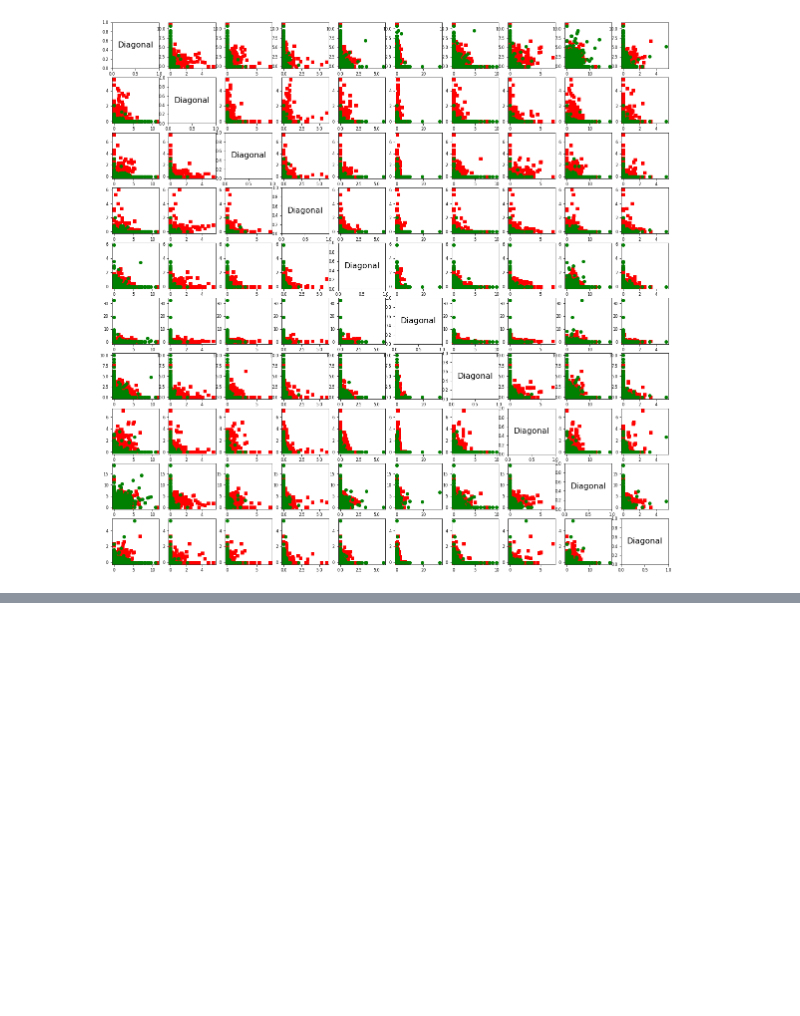
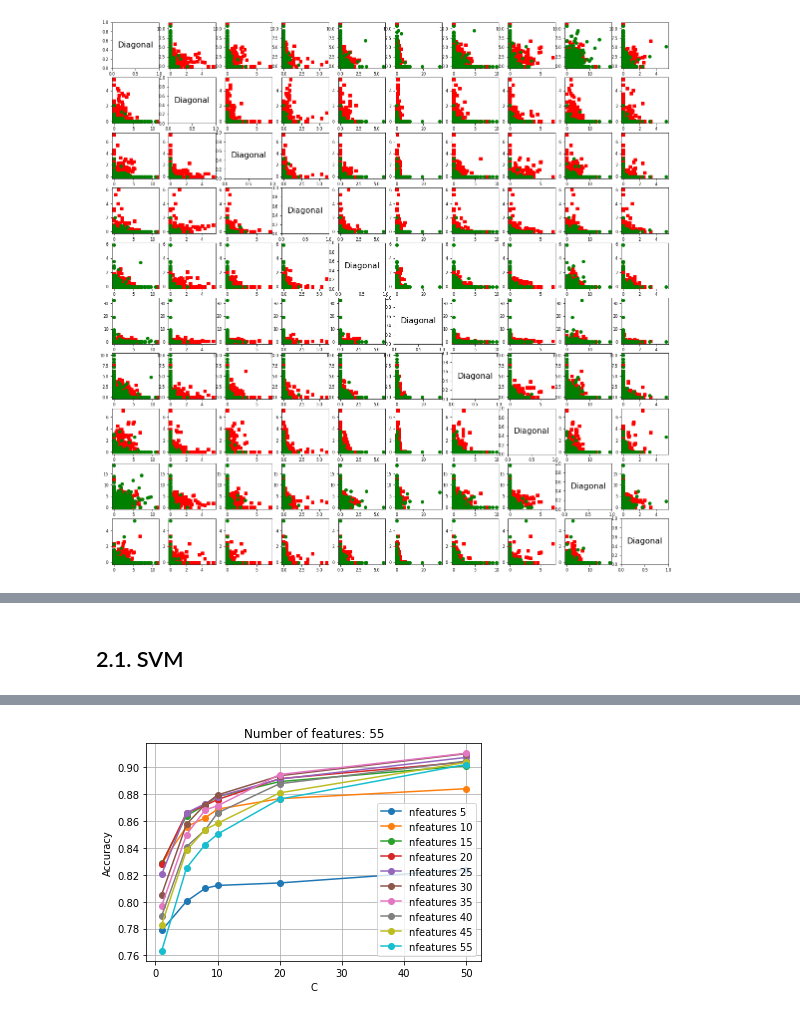
Before and after one commit to rafaelbaptista13/ED-Project, a Jupyter notebook: Project.ipynb, the cells around one changed output, grey strips where cells are left out. Drawn from its saved outputs; the diff is of its cells as text; code cells hidden in the pictures; blank space fills up the shorter version.

```diff
--- a/Project.ipynb
+++ b/Project.ipynb
@@ -42,4 +39,0 @@ Name: 20, dtype: float64
-# %%
-dummy = df.values
-X = dummy[:,:57]
-y = dummy[:,57]
@@ -321,0 +286,16 @@ print(df_np)
+# %%
+for column in X_train:
+    feature_data = X_train.loc[:, column]
+    X_train.loc[:, column] = ( feature_data - X_train.describe()[column]["mean"] ) / X_train.describe()[column]["std"]
+
+for column in X_test:
+    feature_data = X_test.loc[:, column]
+    X_test.loc[:, column] = ( feature_data - X_test.describe()[column]["mean"] ) / X_test.describe()[column]["std"]
+
+#scaler = StandardScaler()
+
+#scaled_features = scaler.fit_transform(X_train.values)
+#X_train = pd.DataFrame(scaled_features, index=X_train.index, columns=X_train.columns)
+
+#scaled_features = scaler.fit_transform(X_test.values)
+#X_test = pd.DataFrame(scaled_features, index=X_test.index, columns=X_test.columns)
@@ -321,0 +310,47 @@ print(df_np)
+# %% [markdown]
+## 2.1. SVM
+# %%
+C_rgl = [1, 5, 8, 10, 20, 50]
+degrees = [1, 2, 3]
+num_features = [5, 10, 15, 20, 25, 30, 35, 40, 45, 55]
+
+for f in num_features:
+    X_train_new = X_train.loc[:, inx[:f]]
+    X_test_new = X_test.loc[:, inx[:f]]
+
+    print("num features = ", f)
+    for degree in degrees:
+        print("")
+        accuracies = []
+        print("{:^7s} {:^6s} {:^9s} {:^11s} {:^9s} {:^12s} {:^9s} {:^13s} {:^13s}".format("Degree", "C", "Accuracy", "Precision", "Recall", "F-measure", "Roc area", "Sensitivity", "Specificity"))
+        for i in C_rgl:
+            clf = SVC(kernel='poly', C=i, degree=degree)
+            scores = cross_val_score(clf, X_train_new, y_train, cv=4, scoring="accuracy")
+            if degree == 3:
+                accuracies.append(scores.mean())
+
+            clf = SVC(kernel='poly', C=i, degree=degree)
+            clf.fit(X_train_new, y_train)
+            y_predict = clf.predict(X_test_new)
+            statistics = precision_recall_fscore_support(y_test, y_predict)
+
+            accuracy = accuracy_score(y_test, y_predict)*100
+            precision = precision_score(y_test, y_predict)
+            recall = (statistics[1][0] + statistics[1][1]) / 2
+            f1score = (statistics[2][0] + statistics[2][1]) / 2
+            roc_area = roc_auc_score(y_test, y_predict)
+            sensitivity = statistics[1][1]
+            specificity = statistics[1][0]
+
+            print("{:^7.2f} {:^6.2f} {:^9.2f} {:^11.2f} {:^9.2f} {:^12.2f} {:^9.2f} {:^13.2f} {:^13.2f}"
+            .format(degree, i, round(accuracy, 2), round(precision, 2), round(recall, 2), round(f1score, 2), round(roc_area, 2), round(sensitivity, 2), round(specificity, 2) ))
+
+
+    plt.plot(C_rgl, accuracies, marker="o" ,label=f"nfeatures {f}")
+plt.legend()
+plt.xlabel("C")
+plt.ylabel("Accuracy")
+plt.title(f"Number of features: {str(f)}")
+plt.grid()
+plt.show()
+# %% [output]
@@ -321,0 +374 @@ print(df_np)
+[figure, added]
```
Also changed, not shown: parts of 52 cells of this notebook, 4 other files.
